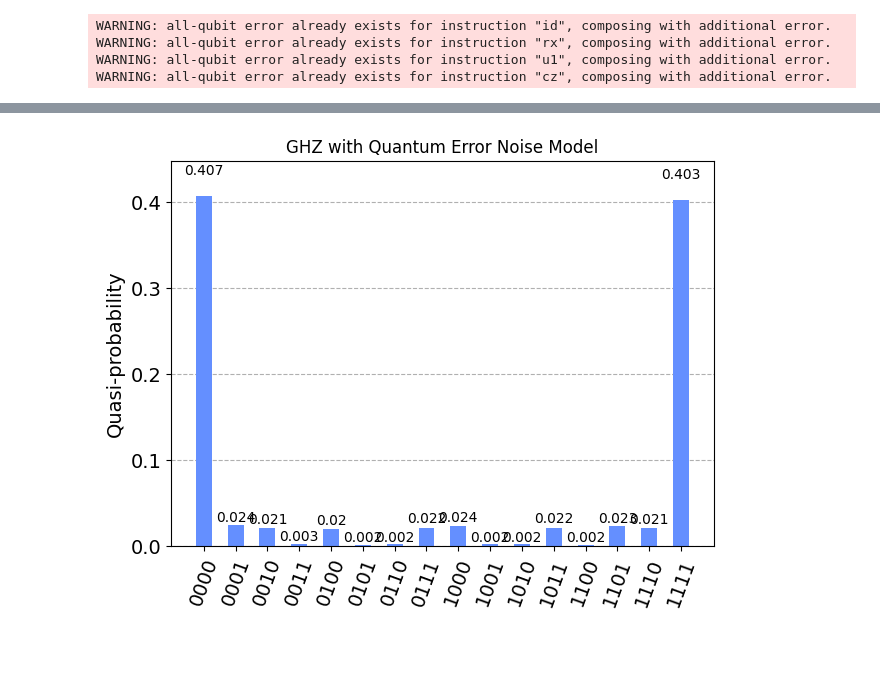
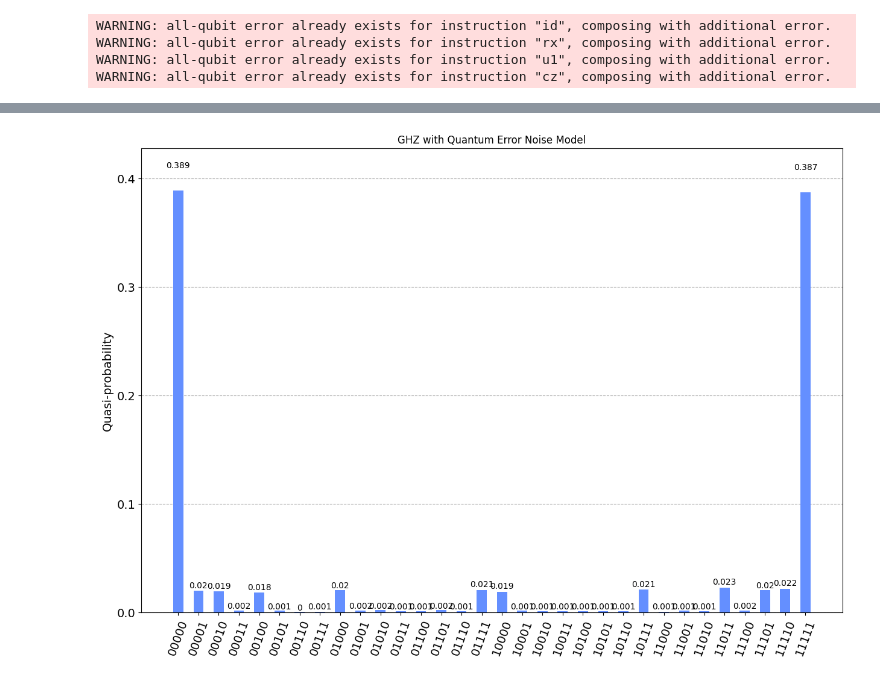
Before and after one commit to drstki/qlstm-with-qiskit-and-pytorch, a Jupyter notebook: run_ghz.ipynb, the cells around one changed output, grey strips where cells are left out. Drawn from its saved outputs; the diff is of its cells as text; code cells hidden in the pictures; blank space fills up the shorter version.

```diff
--- a/run_ghz.ipynb
+++ b/run_ghz.ipynb
@@ -6,7 +6,7 @@ from noise_models import qe_noise_model, th_noise_model, ro_noise_model
 from qiskit import transpile
 # %%
-num_qubits = 4
-ghz = create_circuit(num_qubits)
+num_qubits = 5
+ghz = ansatz.ghz_circuit(num_qubits)
 # %%
 ghz.draw('mpl')
 # %% [output]
@@ -59,7 +59,7 @@ GHZ with Quantum Error Noise Model
 # %%
-plot_distribution(counts, title="GHZ with Quantum Error Noise Model")
+plot_distribution(counts, title="GHZ with Quantum Error Noise Model", figsize=(15, 10))
 # %% [output]
-[figure, old version]
+[figure, new version]
 # %%
 # Defining Thermal Noise Model
 import numpy as np
```
Also changed, not shown: parts of 11 cells of this notebook, 19 other files.
